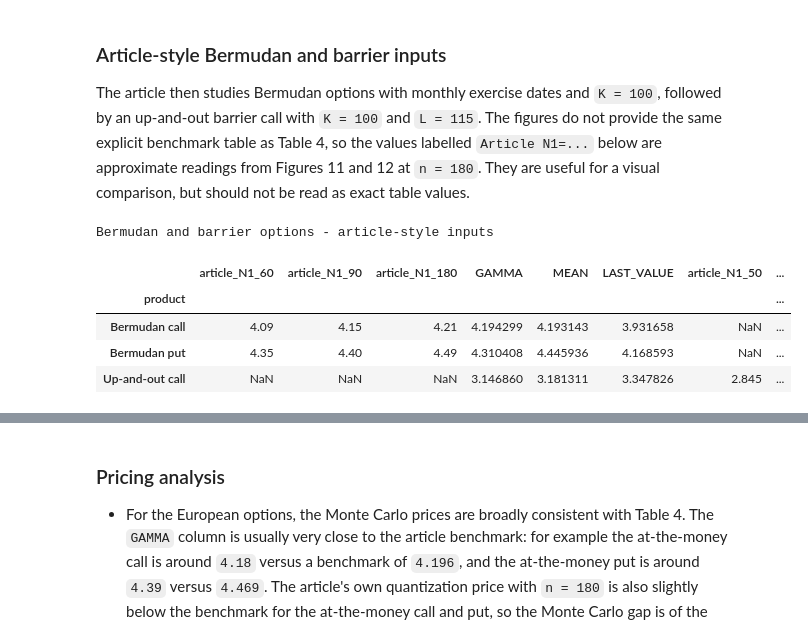
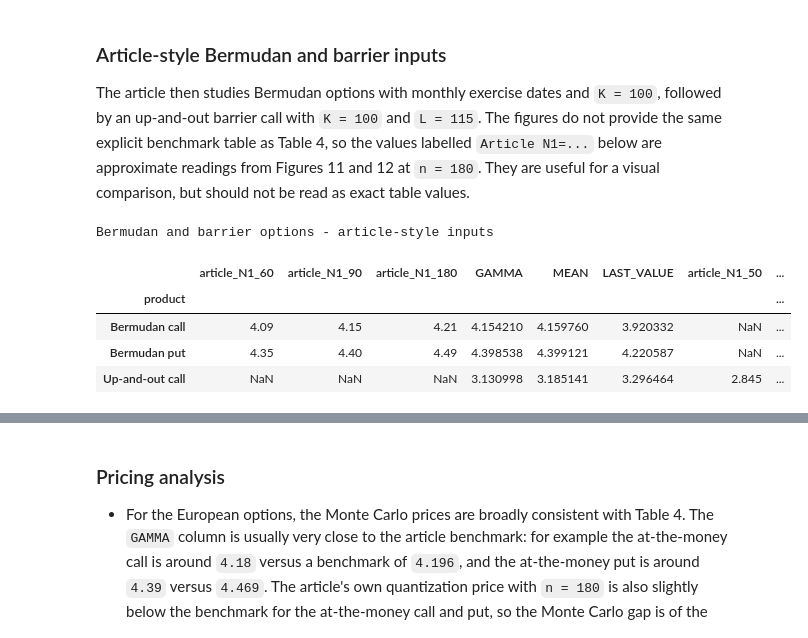
Before and after one commit to lenzone91/StationaryHestonModel, a Jupyter notebook: notebooks/stationary_heston_simulation.ipynb, the cells around one changed output, grey strips where cells are left out. Drawn from its saved outputs; the diff is of its cells as text; code cells hidden in the pictures.

```diff
--- a/notebooks/stationary_heston_simulation.ipynb
+++ b/notebooks/stationary_heston_simulation.ipynb
@@ -725,7 +725,7 @@ for product_index, (product_name, option_type) in enumerate(
     output_row = {"product": product_name, **article_exotic_references[product_name]}
     for strategy_index, strategy in enumerate(article_strategies):
         product = BermudanOption(
-            simulator=create_heston_simulator(seed=30_000 + 10 * product_index + strategy_index),
+            simulator=create_heston_simulator(),
             strike=article_strike,
             maturity=article_maturity,
             exercise_times=article_exercise_times,
@@ -739,37 +739,37 @@ for product_index, (product_name, option_type) in enumerate(
         price, _ = product.price()
         output_row[strategy_labels[strategy]] = price
     article_exotic_rows.append(output_row)
 
 barrier_row = {"product": "Up-and-out call", **article_exotic_references["Up-and-out call"]}
 for strategy_index, strategy in enumerate(article_strategies):
     barrier_product = BarrierOption(
-        simulator=create_heston_simulator(seed=30_100 + strategy_index),
+        simulator=create_heston_simulator(),
         strike=article_strike,
         maturity=article_maturity,
         barrier=article_barrier,
         direction=BarrierDirection.UP_AND_OUT,
         option_type=OptionType.CALL,
         use_brownian_bridge=True,
         n_paths=article_n_paths,
         n_steps=article_n_steps,
         strategy=strategy,
         last_variance=last_variance_for(strategy),
     )
     price, _ = barrier_product.price()
     barrier_row[strategy_labels[strategy]] = price
 article_exotic_rows.append(barrier_row)
 
 article_exotic_comparison = pd.DataFrame(article_exotic_rows).set_index("product")
 
 print("Bermudan and barrier options - article-style inputs")
 display(article_exotic_comparison.round(6))
 # %% [output]
 Bermudan and barrier options - article-style inputs
 |  | article_N1_60 | article_N1_90 | article_N1_180 | GAMMA | MEAN | LAST_VALUE | article_N1_50 | ... |
 | product |  |  |  |  |  |  |  | ... |
-| Bermudan call | 4.09 | 4.15 | 4.21 | 4.194299 | 4.193143 | 3.931658 | NaN | ... |
-| Bermudan put | 4.35 | 4.40 | 4.49 | 4.310408 | 4.445936 | 4.168593 | NaN | ... |
-| Up-and-out call | NaN | NaN | NaN | 3.146860 | 3.181311 | 3.347826 | 2.845 | ... |
+| Bermudan call | 4.09 | 4.15 | 4.21 | 4.154210 | 4.159760 | 3.920332 | NaN | ... |
+| Bermudan put | 4.35 | 4.40 | 4.49 | 4.398538 | 4.399121 | 4.220587 | NaN | ... |
+| Up-and-out call | NaN | NaN | NaN | 3.130998 | 3.185141 | 3.296464 | 2.845 | ... |
 # %%
 article_exotic_columns = [
     column
```
Also changed, not shown: parts of 7 cells of this notebook, 6 other files.
